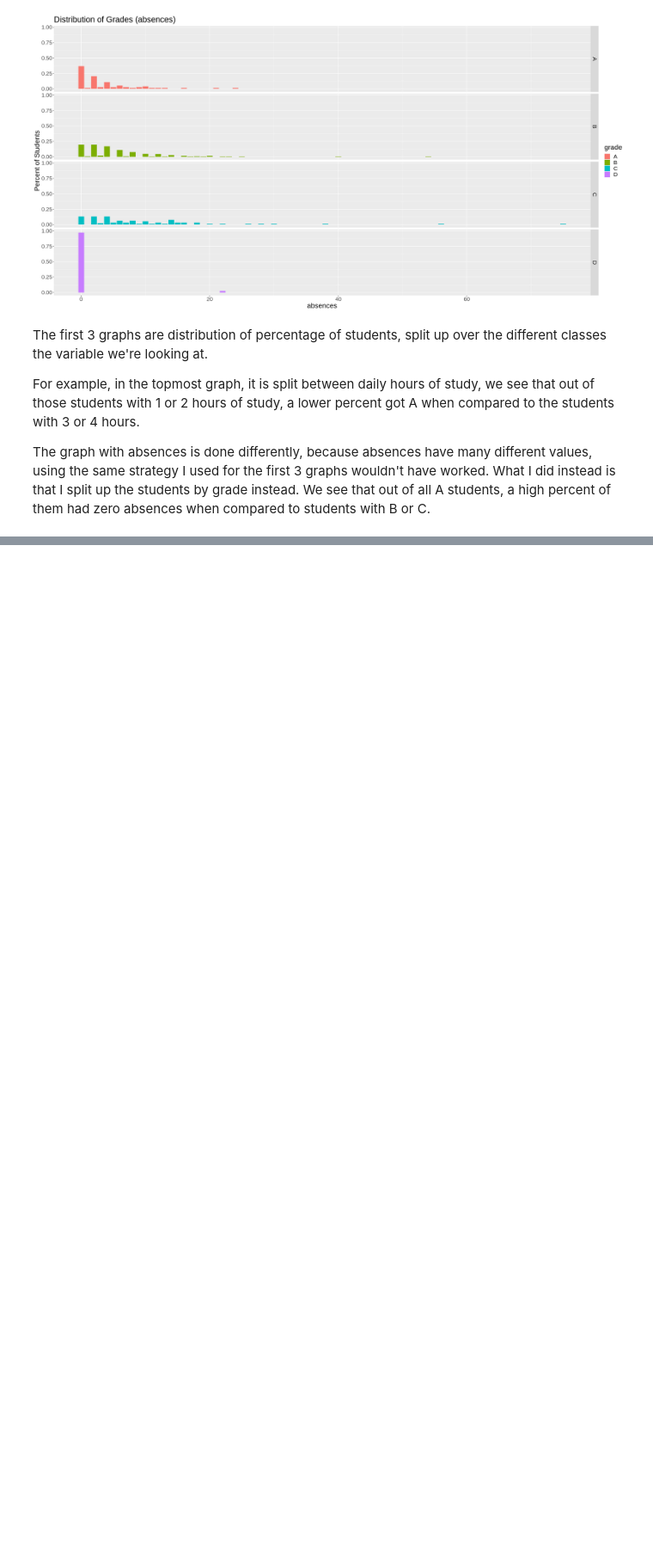
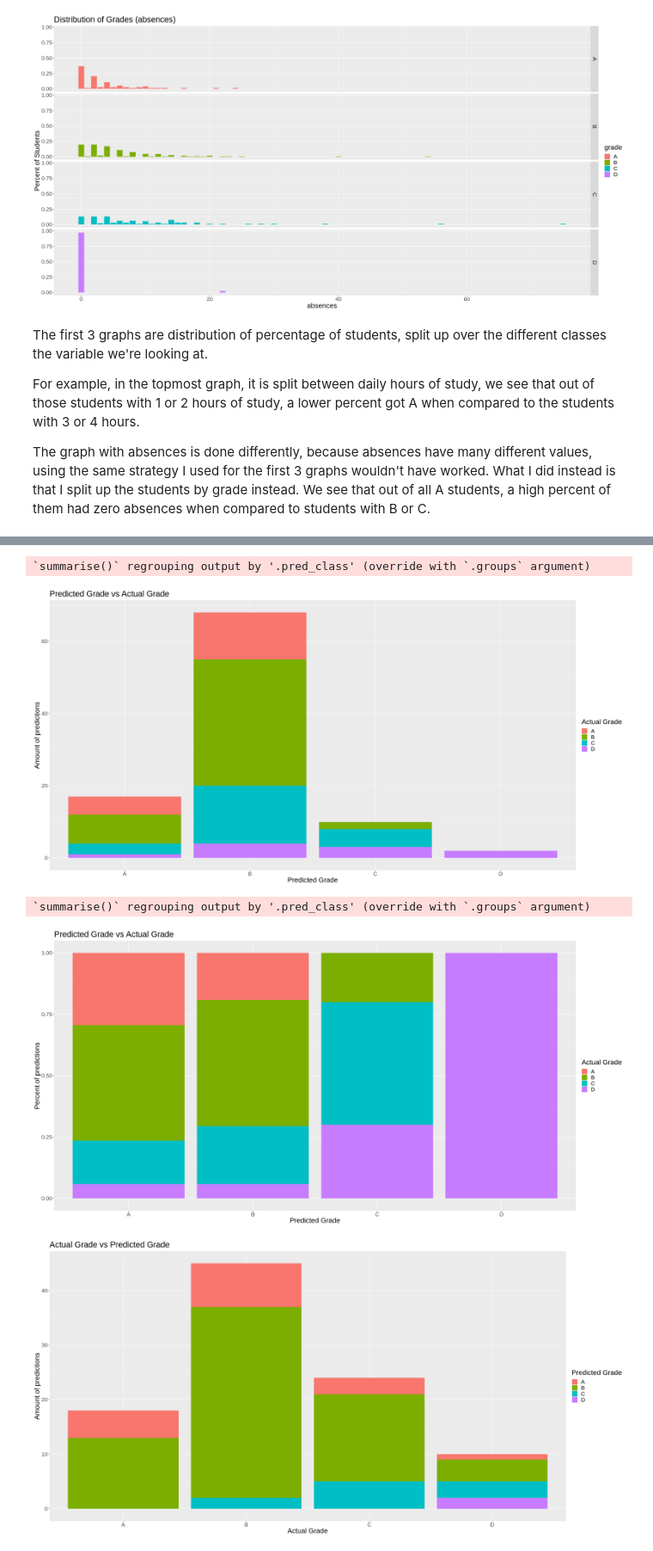
Before and after one commit to edsters78/DSCI100_Project, a Jupyter notebook: project.ipynb, the cells around one changed output, grey strips where cells are left out. Shown at 86% size. Saved outputs shown, nothing was run; the diff lists cells and outputs as text; code cells hidden in the pictures; blank space fills up the shorter version.

```diff
--- a/project.ipynb
+++ b/project.ipynb
@@ -463,0 +680,60 @@ The graph with absences is done differently, because absences have many differen
+# %%
+result_percent <- student_test_predictions %>%
+    group_by(.pred_class, G3) %>%
+    summarise(count = n()) %>%
+    group_by(.pred_class) %>%
+    mutate(percent = count/sum(count))
+# result_percent
+
+# result_percent %>%
+#     group_by(.pred_class) %>%
+#     summarise(sum(percent))
+
+ggplot(student_test_predictions, aes(x = .pred_class, fill = G3)) +
+    geom_bar() +
+    xlab("Predicted Grade") +
+    ylab("Amount of predictions") +
+    labs(fill = "Actual Grade") +
+    ggtitle("Predicted Grade vs Actual Grade") +
+    theme(text = element_text(size = 20))
+
+ggplot(result_percent, aes(x = .pred_class, y = percent, fill = G3)) +
+    geom_col() +
+    xlab("Predicted Grade") +
+    ylab("Percent of predictions") +
+    labs(fill = "Actual Grade") +
+    ggtitle("Predicted Grade vs Actual Grade") +
+    theme(text = element_text(size = 20))
+
+result_percent_2 <- student_test_predictions %>%
+    group_by(.pred_class, G3) %>%
+    summarise(count = n()) %>%
+    group_by(G3) %>%
+    mutate(percent = count/sum(count))
+# result_percent_2
+
+# result_percent_2 %>%
+#     group_by(G3) %>%
+#     summarise(sum(percent))
+
+ggplot(student_test_predictions, aes(x = G3, fill = .pred_class)) +
+    geom_bar() +
+    xlab("Actual Grade") +
+    ylab("Amount of predictions") +
+    labs(fill = "Predicted Grade") +
+    ggtitle("Actual Grade vs Predicted Grade") +
+    theme(text = element_text(size = 20))
+
+ggplot(result_percent_2, aes(x = G3, y = percent, fill = .pred_class)) +
+    geom_col() +
+    xlab("Actual Grade") +
+    ylab("Percent of predictions") +
+    labs(fill = "Predicted Grade") +
+    ggtitle("Actual Grade vs Predicted Grade") +
+    theme(text = element_text(size = 20))
+# %% [output]
+`summarise()` regrouping output by '.pred_class' (override with `.groups` argument)
+[figure, added]
+`summarise()` regrouping output by '.pred_class' (override with `.groups` argument)
+[figure, added]
+[figure, added]
```
Also changed, not shown: parts of 4 cells of this notebook.
